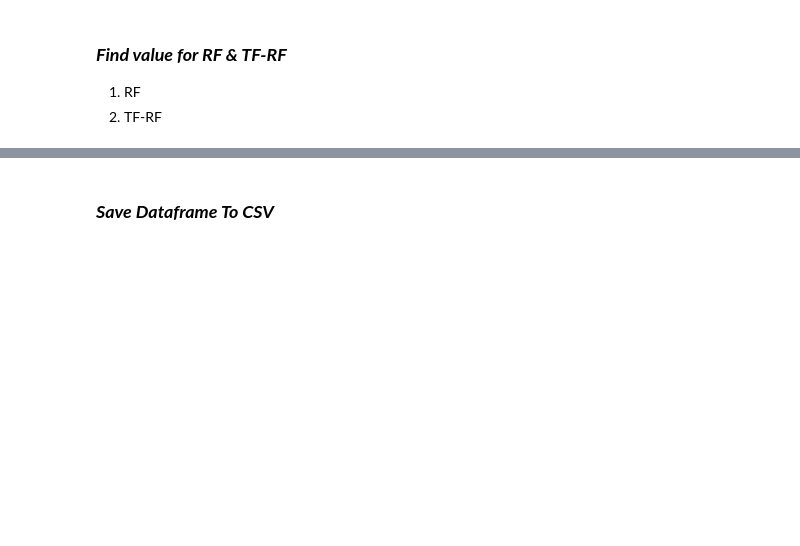
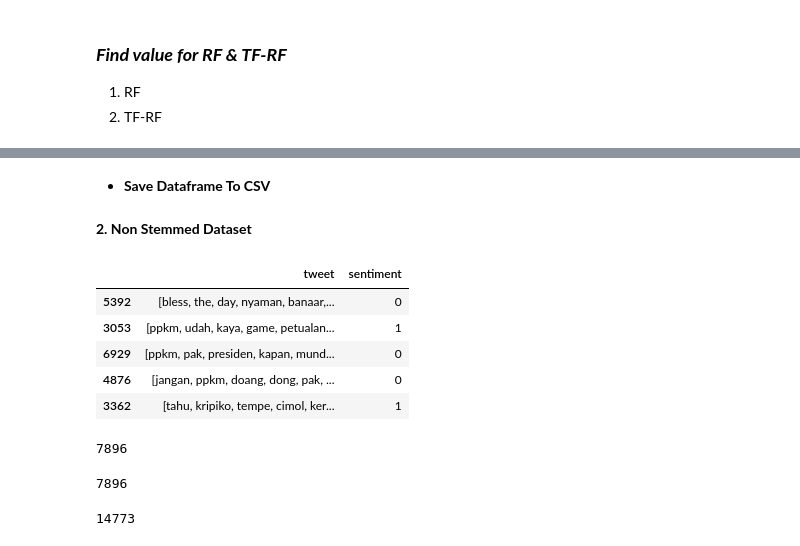
Before and after one commit to anggawidiarta/SentimentAnalysis-XGBoost, a Jupyter notebook: code/termweighting_data.ipynb, the cells around one changed output, grey strips where cells are left out. Drawn from its saved outputs; the diff is of its cells as text; code cells hidden in the pictures; blank space fills up the shorter version.

```diff
--- a/code/termweighting_data.ipynb
+++ b/code/termweighting_data.ipynb
@@ -707,8 +596,30 @@ print(len(tf_rf))
 # %% [markdown]
-### **_Save Dataframe To CSV_**
+- **Save Dataframe To CSV**
 # %%
 columnName = term
 columnName.append('sentiment')
 # %%
 data = pd.DataFrame(tf_rf, columns=columnName)
 data.to_csv("../dataset/INA_TweetsPPKM_TFRF_DS3.csv", index=False, sep="\t")
+# %% [markdown]
+**2. Non Stemmed Dataset**
+# %%
+load_path = "../dataset/INA_TweetsPPKM_Preprocessed_DS2_NoStem.csv"
+# Menentukan path file dataset yang akan di-load
+
+df = pd.read_csv(load_path, sep="\t")
+# Membaca dataset dari file CSV menggunakan pandas
+
+df["tweet"] = df["tweet"].apply(lambda word: eval(word))
+# Menggunakan fungsi `apply` pada kolom "tweet" untuk menerapkan fungsi lambda pada setiap kata
+# Fungsi lambda digunakan untuk mengkonversi string kata-kata menjadi list kata-kata dengan menggunakan fungsi `eval`
+
+df.sample(5)
+# Menampilkan 10 baris pertama dari dataframe yang sudah diubah
+# %% [output]
+|  | tweet | sentiment |
+| 5392 | [bless, the, day, nyaman, banaar,... | 0 |
+| 3053 | [ppkm, udah, kaya, game, petualan... | 1 |
+| 6929 | [ppkm, pak, presiden, kapan, mund... | 0 |
+| 4876 | [jangan, ppkm, doang, dong, pak, ... | 0 |
+| 3362 | [tahu, kripiko, tempe, cimol, ker... | 1 |
@@ -714,0 +628,41 @@ data.to_csv("../dataset/INA_TweetsPPKM_TFRF_DS3.csv", index=False, sep="\t")
+# %%
+term_frequency = []
+# Membuat list kosong untuk menyimpan frekuensi term dalam setiap dokumen
+
+countTF(df["tweet"], df["sentiment"], term, term_frequency)
+# Memanggil fungsi `countTF` dengan parameter sebagai berikut:
+# - `textColumn`: kolom "tweet" dari dataframe `df` yang berisi teks dalam setiap dokumen
+# - `typeColumn`: kolom "sentiment" dari dataframe `df` yang berisi label sentimen untuk setiap dokumen
+# - `termList`: list yang berisi semua term yang telah dihasilkan sebelumnya
+# - `TFList`: list yang akan diisi dengan frekuensi term dalam setiap dokumen dan label sentimennya
+
+print(len(term_frequency))
+# Menampilkan panjang dari list `term_frequency`, yang mengindikasikan jumlah dokumen yang diproses
+# %% [output]
+7896
+# %%
+tf_forDF = []
+# Membuat list kosong untuk menyimpan frekuensi term dalam setiap dokumen dengan nilai yang telah diubah
+
+changeValue(term_frequency, tf_forDF)
+# Memanggil fungsi `changeValue` dengan parameter sebagai berikut:
+# - `TFList`: list `term_frequency` yang berisi frekuensi term dalam setiap dokumen dan label sentimennya
+# - `prepareDFList`: list yang akan diisi dengan frekuensi term dalam setiap dokumen dengan nilai yang telah diubah
+
+print(len(tf_forDF))
+# Menampilkan panjang dari list `tf_forDF`, yang mengindikasikan jumlah dokumen yang diproses setelah nilai yang lebih besar dari 1 diubah menjadi 1
+# %% [output]
+7896
+# %%
+document_frequency = []
+# Membuat list kosong untuk menyimpan frekuensi kemunculan setiap term dalam dokumen
+
+countDF(tf_forDF, document_frequency)
+# Memanggil fungsi `countDF` dengan parameter sebagai berikut:
+# - `TFList`: list `tf_forDF` yang berisi frekuensi term dalam setiap dokumen dengan nilai yang telah diubah
+# - `DFList`: list yang akan diisi dengan frekuensi kemunculan setiap term dalam dokumen
+
+print(len(document_frequency))
+# Menampilkan panjang dari list `document_frequency`, yang mengindikasikan jumlah term yang muncul dalam dokumen
+# %% [output]
+14773
```
Also changed, not shown: parts of 81 cells of this notebook, 2 other files.
